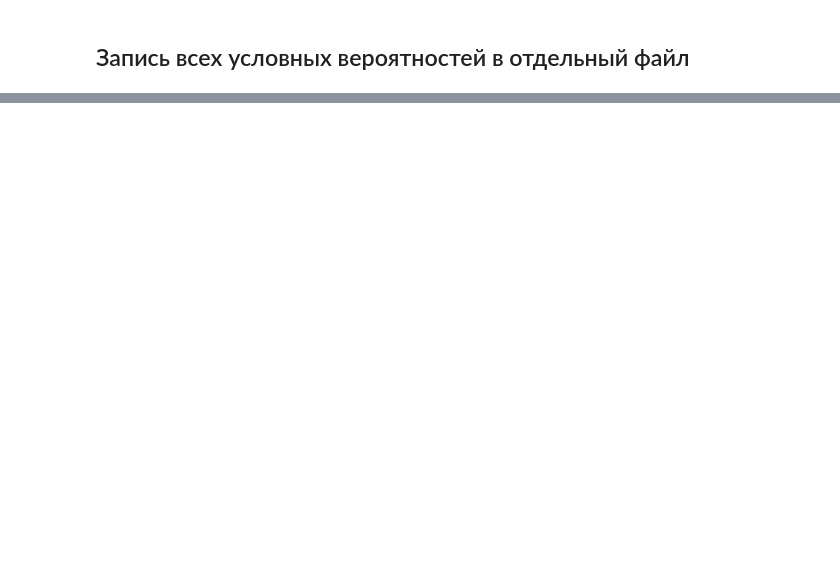
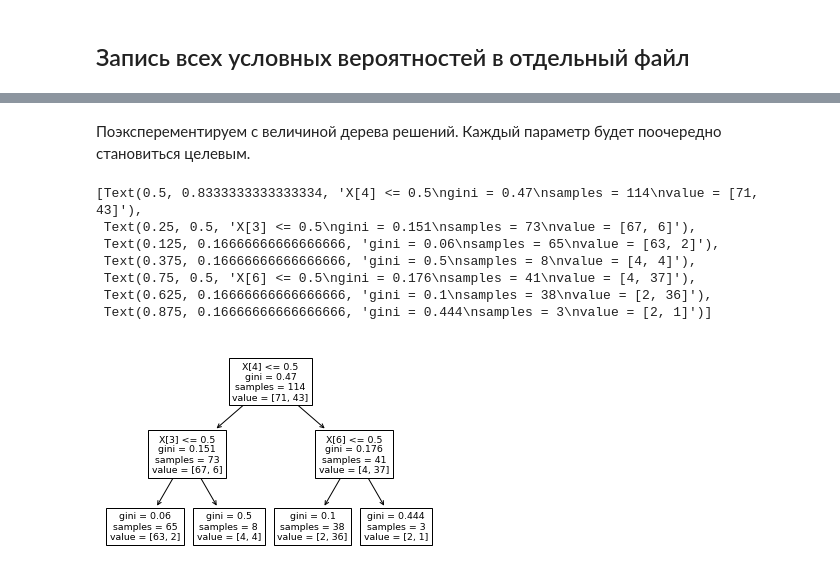
Before and after one commit to lokiplot/Caritives, a Jupyter notebook: Caritives.ipynb, the cells around one changed output, grey strips where cells are left out. Drawn from its saved outputs; the diff is of its cells as text; code cells hidden in the pictures; blank space fills up the shorter version.

```diff
--- a/Caritives.ipynb
+++ b/Caritives.ipynb
@@ -116,0 +230,9 @@ Length: 143, dtype: object
+# %%
+import pandas as pd
+standart_stats_ = pd.read_csv("../data/standart_stats.csv")
+columns_names = standart_stats_.columns.values.tolist()
+columns_names = columns_names[2:-1]
+number_of_nuns = 0
+for column in columns_names:
+    number_of_nuns += standart_stats_[column].isna().sum()
+number_of_nuns
@@ -116,0 +308,4 @@ Length: 143, dtype: object
+# %%
+rights = rights.transpose()
+rights_list = rights.tolist()
+rights_list[1][170]
@@ -116,0 +353,5 @@ Length: 143, dtype: object
+# %%
+pandas_rights = pd.DataFrame(data=rights[0:,0:])
+standart_stats_ = pd.read_csv("../data/standart_stats.csv")
+cartesian_product = standart_stats_[pandas_rights[1] >= 8][["1a", "1b", "1c", "1d", "1e", "2a", "2b", "2c"]]
+cartesian_product
@@ -116,0 +372,47 @@ Length: 143, dtype: object
+# %% [markdown]
+Поэксперементируем с величиной дерева решений. Каждый параметр будет поочередно становиться целевым.
+# %%
+from sklearn.tree import DecisionTreeClassifier
+from sklearn import tree
+from sklearn.model_selection import train_test_split
+from sklearn import metrics
+
+list_of_dicts = []
+
+dict2train = dict()
+dict2test = dict()
+
+dict2train["row"] = "train score with height 2"
+dict2test["row"] = "test score with height 2"
+
+
+
+for target in cartesian_product.columns.tolist():
+    not_target = []
+    for column in cartesian_product.columns.tolist():
+        if column != target:
+            not_target.append(column)
+    y = cartesian_product[[target]]
+    X = cartesian_product[not_target]
+
+    clf = DecisionTreeClassifier(max_depth=2)
+
+    X_train, X_test, y_train, y_test = train_test_split(X, y, test_size = 0.3, random_state=1)
+    clf = clf.fit(X_train, y_train)
+    y_pred = clf.predict(X_test)
+
+    dict2train[target] = str(round(clf.score(X_train, y_train), 3))
+    dict2test[target] = str(round(clf.score(X_test, y_test), 3))
+
+list_of_dicts.append(dict2train)
+list_of_dicts.append(dict2test)
+tree.plot_tree(clf)
+# %% [output]
+[Text(0.5, 0.8333333333333334, 'X[4] <= 0.5\ngini = 0.47\nsamples = 114\nvalue = [71, 43]'),
+ Text(0.25, 0.5, 'X[3] <= 0.5\ngini = 0.151\nsamples = 73\nvalue = [67, 6]'),
+ Text(0.125, 0.16666666666666666, 'gini = 0.06\nsamples = 65\nvalue = [63, 2]'),
+ Text(0.375, 0.16666666666666666, 'gini = 0.5\nsamples = 8\nvalue = [4, 4]'),
+ Text(0.75, 0.5, 'X[6] <= 0.5\ngini = 0.176\nsamples = 41\nvalue = [4, 37]'),
+ Text(0.625, 0.16666666666666666, 'gini = 0.1\nsamples = 38\nvalue = [2, 36]'),
+ Text(0.875, 0.16666666666666666, 'gini = 0.444\nsamples = 3\nvalue = [2, 1]')]
+[figure, added]
```
Also changed, not shown: parts of 40 cells of this notebook.
